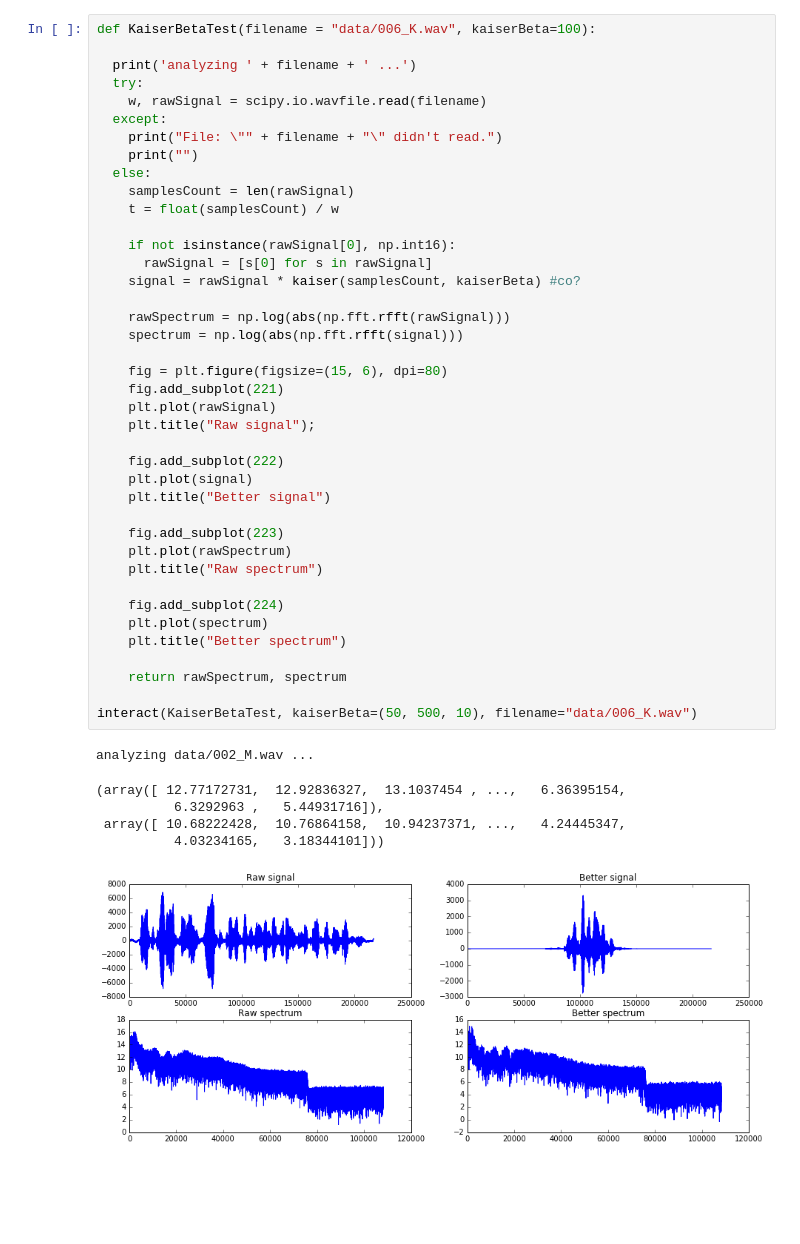
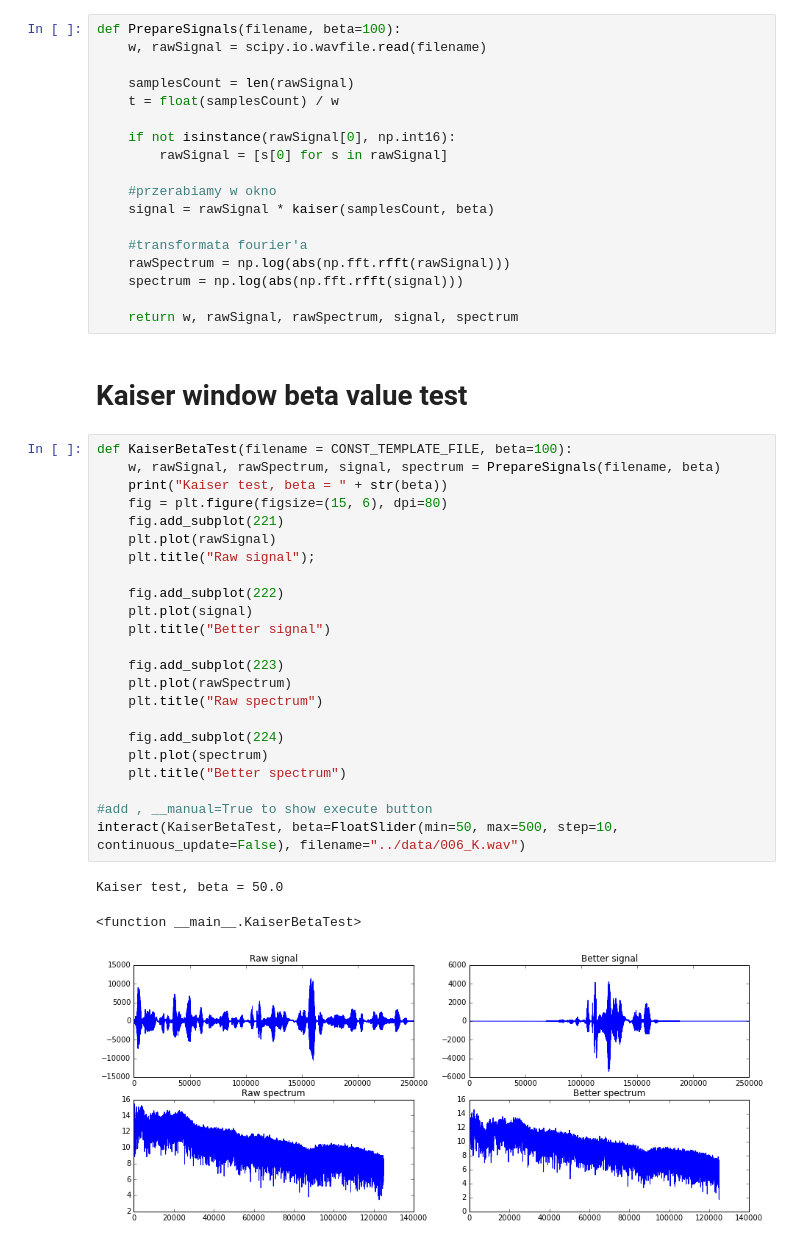
Before and after one commit to wiekonek/VoiceRecognition, a Jupyter notebook: notebook-tests/PitchDetectionTest.ipynb, the cells around one changed output. Drawn from its saved outputs; the diff is of its cells as text; blank space fills up the shorter version.

Commit message:
First tests, rather avarage accuracy...

```diff
--- a/notebook-tests/PitchDetectionTest.ipynb
+++ b/notebook-tests/PitchDetectionTest.ipynb
@@ -11,47 +13,47 @@ from ipywidgets import *
+# %%
+def PrepareSignals(filename, beta=100):
+    w, rawSignal = scipy.io.wavfile.read(filename)
+
+    samplesCount = len(rawSignal)
+    t = float(samplesCount) / w
+
+    if not isinstance(rawSignal[0], np.int16):
+        rawSignal = [s[0] for s in rawSignal]
+
+    #przerabiamy w okno
+    signal = rawSignal * kaiser(samplesCount, beta)
+
+    #transformata fourier'a
+    rawSpectrum = np.log(abs(np.fft.rfft(rawSignal)))
+    spectrum = np.log(abs(np.fft.rfft(signal)))
+
+    return w, rawSignal, rawSpectrum, signal, spectrum
+# %% [markdown]
+# Kaiser window beta value test
 # %%
-def KaiserBetaTest(filename = "data/006_K.wav", kaiserBeta=100):
-
-  print('analyzing ' + filename + ' ...')
-  try:
-    w, rawSignal = scipy.io.wavfile.read(filename)
-  except:
-    print("File: \"" + filename + "\" didn't read.")
-    print("")
-  else:
-    samplesCount = len(rawSignal)
-    t = float(samplesCount) / w
-
-    if not isinstance(rawSignal[0], np.int16):
-      rawSignal = [s[0] for s in rawSignal]
-    signal = rawSignal * kaiser(samplesCount, kaiserBeta) #co?
-
-    rawSpectrum = np.log(abs(np.fft.rfft(rawSignal)))
-    spectrum = np.log(abs(np.fft.rfft(signal)))
-
+def KaiserBetaTest(filename = CONST_TEMPLATE_FILE, beta=100):
+    w, rawSignal, rawSpectrum, signal, spectrum = PrepareSignals(filename, beta)
+    print("Kaiser test, beta = " + str(beta))
     fig = plt.figure(figsize=(15, 6), dpi=80)
     fig.add_subplot(221)
     plt.plot(rawSignal)
     plt.title("Raw signal");
 
     fig.add_subplot(222)
     plt.plot(signal)
     plt.title("Better signal")
 
     fig.add_subplot(223)
     plt.plot(rawSpectrum)
     plt.title("Raw spectrum")
 
     fig.add_subplot(224)
     plt.plot(spectrum)
     plt.title("Better spectrum")
 
-    return rawSpectrum, spectrum
-
-interact(KaiserBetaTest, kaiserBeta=(50, 500, 10), filename="data/006_K.wav")
+#add , __manual=True to show execute button
+interact(KaiserBetaTest, beta=FloatSlider(min=50, max=500, step=10, continuous_update=False), filename="../data/006_K.wav")
 # %% [output]
-analyzing data/002_M.wav ...
+Kaiser test, beta = 50.0
-(array([ 12.77172731,  12.92836327,  13.1037454 , ...,   6.36395154,
-          6.3292963 ,   5.44931716]),
- array([ 10.68222428,  10.76864158,  10.94237371, ...,   4.24445347,
-          4.03234165,   3.18344101]))
+<function __main__.KaiserBetaTest>
-[figure, old version]
+[figure, new version]
```
Also changed, not shown: parts of 10 cells of this notebook.
